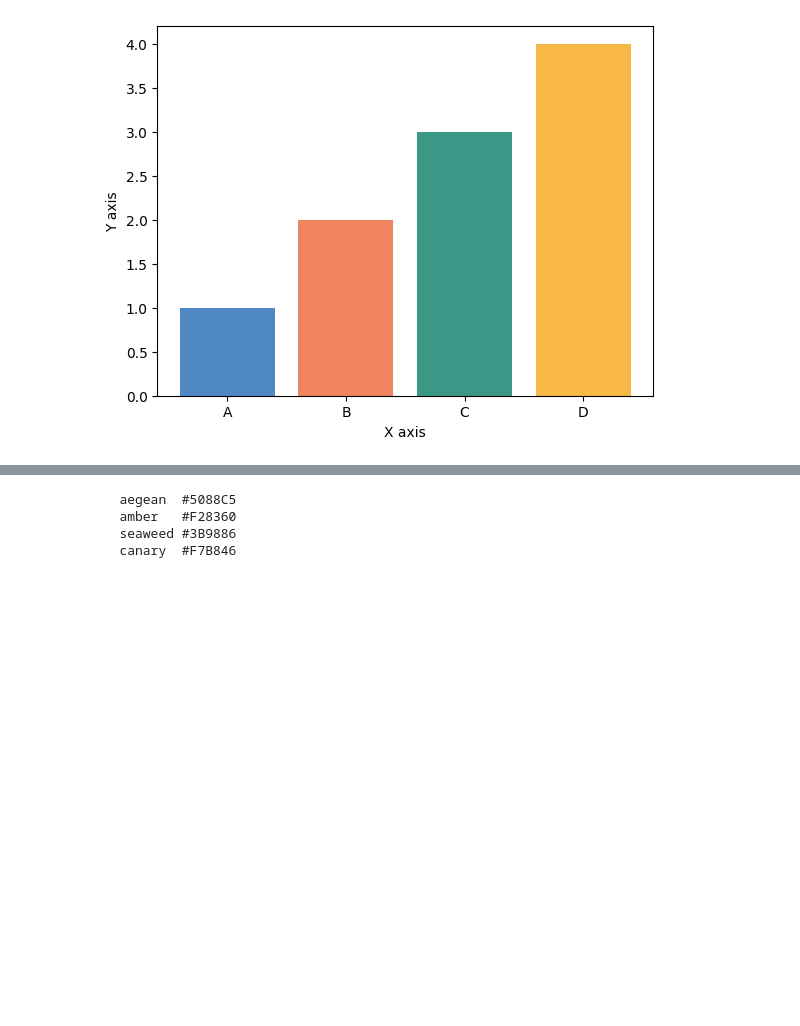
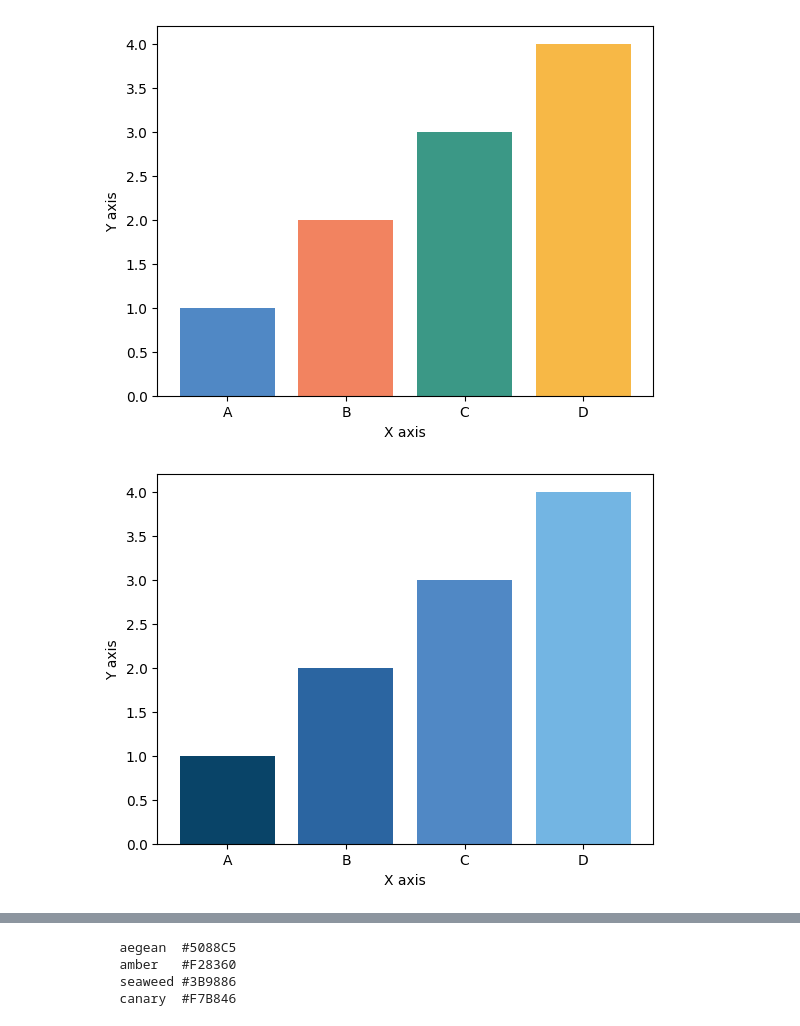
Before and after one commit to Arcadia-Science/arcadia-pycolor, a Jupyter notebook: color_usage.ipynb, the cells around one changed output, grey strips where cells are left out. Cells and saved outputs as stored; diff of their text form; code cells hidden in the pictures; blank space fills up the shorter version.

```diff
--- a/color_usage.ipynb
+++ b/color_usage.ipynb
@@ -73,3 +73,17 @@ plt.xlabel("X axis")
 plt.show()
 # %% [output]
 [figure]
+# %%
+# Getting colors from a palette for a plot.
+import matplotlib.pyplot as plt
+
+plt.bar(
+    x=["A", "B", "C", "D"],
+    height=[1, 2, 3, 4],
+    color=apc.palettes.blue_shades.colors[0:4],
+)
+plt.ylabel("Y axis")
+plt.xlabel("X axis")
+plt.show()
+# %% [output]
+[figure, added]
```
Also changed, not shown: parts of 19 cells of this notebook, 12 other files.
